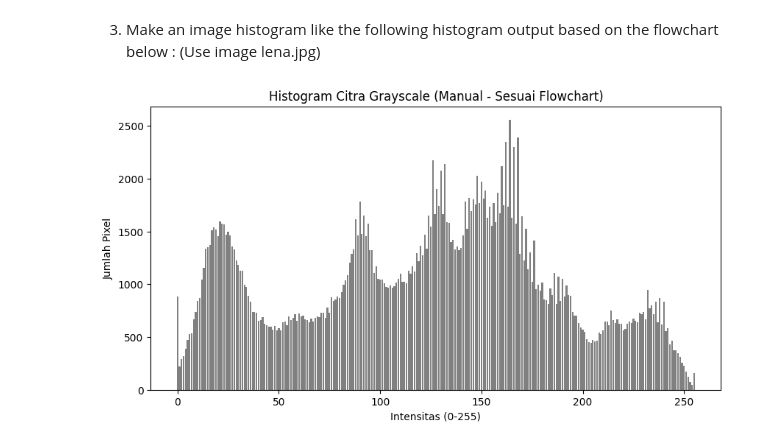
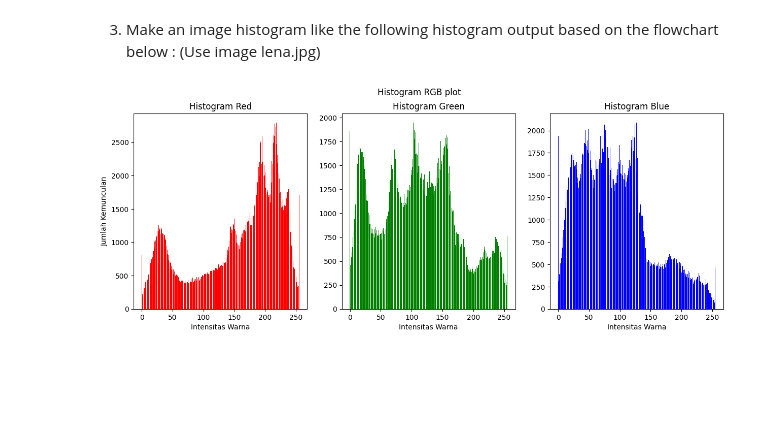
Before and after one commit to Majid5654/Erwan-Majid_PCVK_Ganjil_2025, a Jupyter notebook: Week5.ipynb, the cells around one changed output. Cells and saved outputs as stored; diff of their text form; code cells hidden in the pictures; blank space fills up the shorter version.

```diff
--- a/Week5.ipynb
+++ b/Week5.ipynb
@@ -24,24 +24,45 @@ import glob
 # %% [markdown]
 3. Make an image histogram like the following histogram output based on the flowchart below :
 (Use image lena.jpg)
-# %%
-img = cv.imread('/content/drive/MyDrive/PCVK/lena.jpg', cv.IMREAD_GRAYSCALE)
-
-# === Step 3: Hitung jumlah kemunculan pixel ===
-height, width = img.shape
-histogram = np.zeros(256, dtype=int)  # untuk intensitas 0-255
-
-for y in range(height):
-    for x in range(width):
-        pixel_value = img[y, x]          # ambil intensitas pixel
-        histogram[pixel_value] += 1      # tambahkan ke frekuensi
-
-# === Step 4: Buat histogram ===
-plt.figure(figsize=(10,5))
-plt.title("Histogram Citra Grayscale (Manual - Sesuai Flowchart)")
-plt.xlabel("Intensitas (0-255)")
-plt.ylabel("Jumlah Pixel")
-plt.bar(np.arange(256), histogram, color='gray')
-plt.show()
-# %% [output]
-[figure, removed]
+# %%
+# === [Flowchart: Start + Input Image] ===
+img = cv.imread('/content/drive/MyDrive/PCVK/lena.jpg')
+img = cv.cvtColor(img, cv.COLOR_BGR2RGB)
+
+# Pisahkan channel
+R, G, B = img[:,:,0], img[:,:,1], img[:,:,2]
+
+# === [Flowchart: Menghitung jumlah kemunculan pixel] ===
+histR = np.zeros(256, dtype=int)
+histG = np.zeros(256, dtype=int)
+histB = np.zeros(256, dtype=int)
+
+height, width, _ = img.shape
+for y in range(height):
+    for x in range(width):
+        histR[R[y, x]] += 1
+        histG[G[y, x]] += 1
+        histB[B[y, x]] += 1
+
+# === [Flowchart: Membuat histogram & Output] ===
+fig, axs = plt.subplots(1, 3, figsize=(15,5))
+
+axs[0].bar(np.arange(256), histR, color='red')
+axs[0].set_title("Histogram Red")
+axs[0].set_xlabel("Intensitas Warna")
+axs[0].set_ylabel("Jumlah Kemunculan")
+
+axs[1].bar(np.arange(256), histG, color='green')
+axs[1].set_title("Histogram Green")
+axs[1].set_xlabel("Intensitas Warna")
+
+axs[2].bar(np.arange(256), histB, color='blue')
+axs[2].set_title("Histogram Blue")
+axs[2].set_xlabel("Intensitas Warna")
+
+plt.suptitle("Histogram RGB plot")
+plt.show()
+
+# === [Flowchart: End] ===
+# %% [output]
+[figure, added]
```
Also changed, not shown: parts of 12 cells of this notebook.
